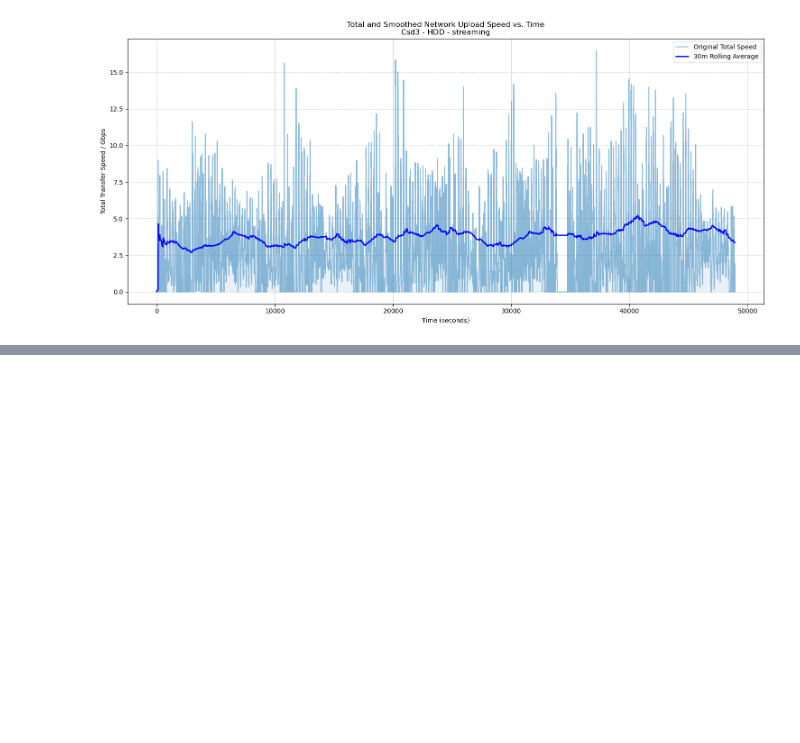
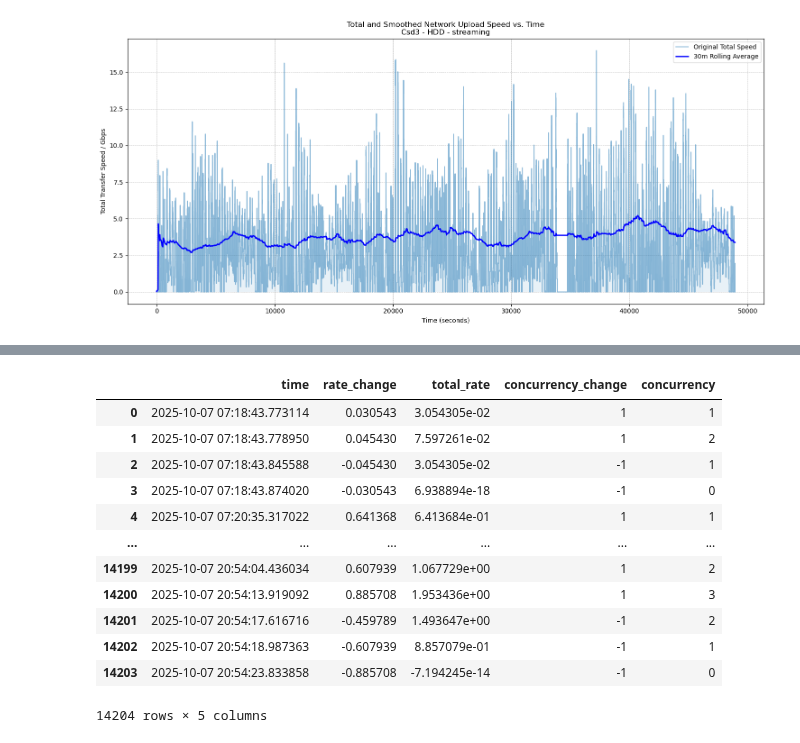
Before and after one commit to lsst-uk/csd3-echo-somerville, a Jupyter notebook: csd3-side/notebooks/transfer_speeds_from_log.ipynb, the cells around one changed output, grey strips where cells are left out. Cells and saved outputs as stored; diff of their text form; code cells hidden in the pictures; blank space fills up the shorter version.

```diff
--- a/csd3-side/notebooks/transfer_speeds_from_log.ipynb
+++ b/csd3-side/notebooks/transfer_speeds_from_log.ipynb
@@ -607,0 +630,16 @@ plt.savefig(os.path.expanduser(f'{base_path}/total_and_smoothed_network_upload_s
+# %%
+events_df
+# %% [output]
+|  | time | rate_change | total_rate | concurrency_change | concurrency |
+| 0 | 2025-10-07 07:18:43.773114 | 0.030543 | 3.054305e-02 | 1 | 1 |
+| 1 | 2025-10-07 07:18:43.778950 | 0.045430 | 7.597261e-02 | 1 | 2 |
+| 2 | 2025-10-07 07:18:43.845588 | -0.045430 | 3.054305e-02 | -1 | 1 |
+| 3 | 2025-10-07 07:18:43.874020 | -0.030543 | 6.938894e-18 | -1 | 0 |
+| 4 | 2025-10-07 07:20:35.317022 | 0.641368 | 6.413684e-01 | 1 | 1 |
+| ... | ... | ... | ... | ... | ... |
+| 14199 | 2025-10-07 20:54:04.436034 | 0.607939 | 1.067729e+00 | 1 | 2 |
+| 14200 | 2025-10-07 20:54:13.919092 | 0.885708 | 1.953436e+00 | 1 | 3 |
+| 14201 | 2025-10-07 20:54:17.616716 | -0.459789 | 1.493647e+00 | -1 | 2 |
+| 14202 | 2025-10-07 20:54:18.987363 | -0.607939 | 8.857079e-01 | -1 | 1 |
+| 14203 | 2025-10-07 20:54:23.833858 | -0.885708 | -7.194245e-14 | -1 | 0 |
+14204 rows × 5 columns
```
Also changed, not shown: parts of 1 cell of this notebook, 2 other files.
